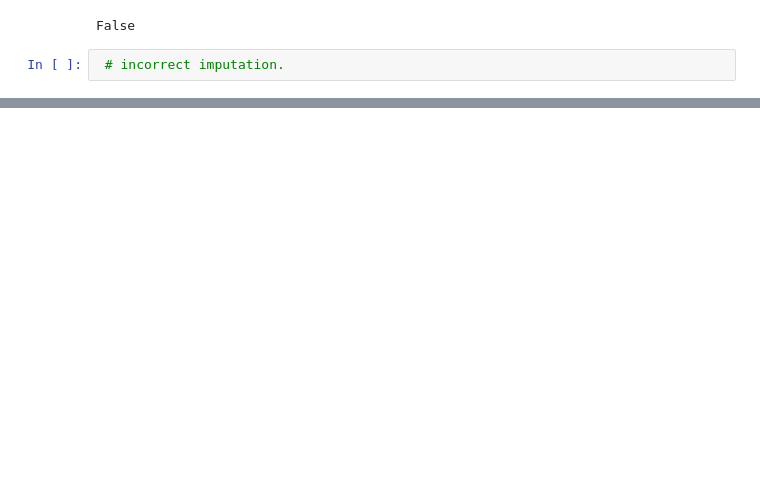
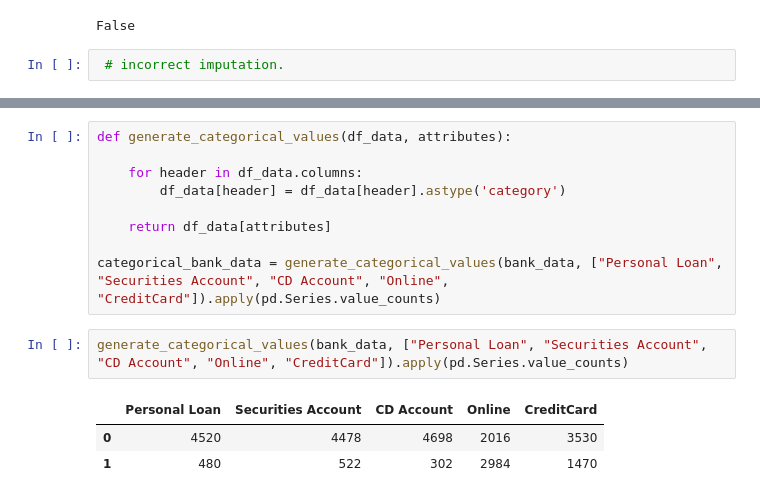
Before and after one commit to koksoon100/UTexas-Austin-Week-6-Assignment, a Jupyter notebook: week_2_assignment.ipynb, the cells around one changed output, grey strips where cells are left out. Drawn from its saved outputs; the diff is of its cells as text; blank space fills up the shorter version.

```diff
--- a/week_2_assignment.ipynb
+++ b/week_2_assignment.ipynb
@@ -89,0 +178,15 @@ Number of unique values for CreditCard is 2
+# %%
+def generate_categorical_values(df_data, attributes):
+
+    for header in df_data.columns:
+        df_data[header] = df_data[header].astype('category')
+
+    return df_data[attributes]
+
+categorical_bank_data = generate_categorical_values(bank_data, ["Personal Loan", "Securities Account", "CD Account", "Online", "CreditCard"]).apply(pd.Series.value_counts)
+# %%
+generate_categorical_values(bank_data, ["Personal Loan", "Securities Account", "CD Account", "Online", "CreditCard"]).apply(pd.Series.value_counts)
+# %% [output]
+|  | Personal Loan | Securities Account | CD Account | Online | CreditCard |
+| 0 | 4520 | 4478 | 4698 | 2016 | 3530 |
+| 1 | 480 | 522 | 302 | 2984 | 1470 |
```
Also changed, not shown: parts of 27 cells of this notebook.
